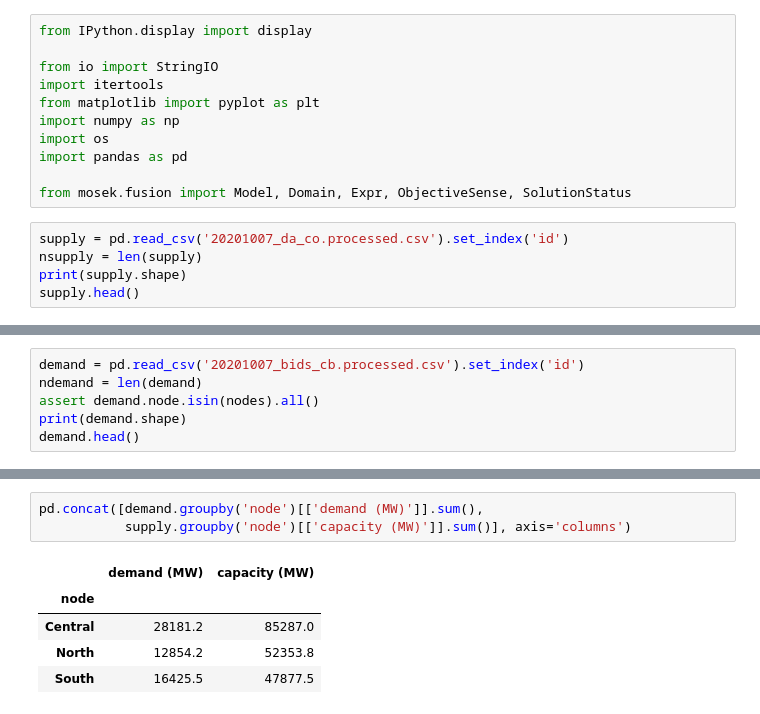
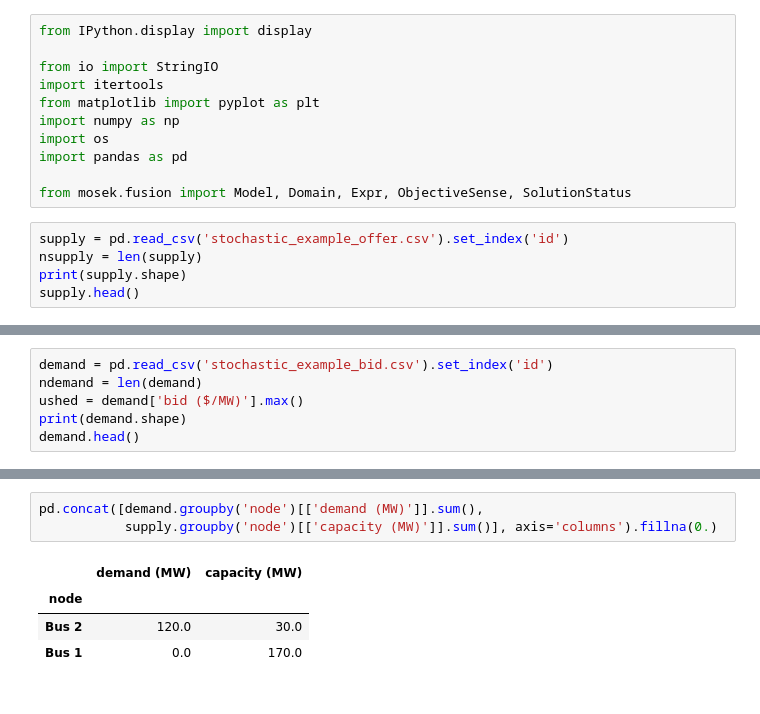
Before and after one commit to drakesiard/power, a Jupyter notebook: dtu31792/project/proj2-stochastic-program.ipynb, the cells around one changed output, grey strips where cells are left out. Cells and saved outputs as stored; diff of their text form.

```diff
--- a/dtu31792/project/proj2-stochastic-program.ipynb
+++ b/dtu31792/project/proj2-stochastic-program.ipynb
@@ -10,7 +10,7 @@ import pandas as pd
 
 from mosek.fusion import Model, Domain, Expr, ObjectiveSense, SolutionStatus
 # %%
-supply = pd.read_csv('20201007_da_co.processed.csv').set_index('id')
+supply = pd.read_csv('stochastic_example_offer.csv').set_index('id')
 nsupply = len(supply)
 print(supply.shape)
 supply.head()
@@ -25,0 +24,6 @@ supply.head()
+# %%
+demand = pd.read_csv('stochastic_example_bid.csv').set_index('id')
+ndemand = len(demand)
+ushed = demand['bid ($/MW)'].max()
+print(demand.shape)
+demand.head()
@@ -32,6 +61,0 @@ print(nodes)
-# %%
-demand = pd.read_csv('20201007_bids_cb.processed.csv').set_index('id')
-ndemand = len(demand)
-assert demand.node.isin(nodes).all()
-print(demand.shape)
-demand.head()
@@ -67,12 +73,11 @@ lines
 # %%
 pd.concat([demand.groupby('node')[['demand (MW)']].sum(),
-           supply.groupby('node')[['capacity (MW)']].sum()], axis='columns')
+           supply.groupby('node')[['capacity (MW)']].sum()], axis='columns').fillna(0.)
 # %% [output]
 |  | demand (MW) | capacity (MW) |
 | node |  |  |
-| Central | 28181.2 | 85287.0 |
-| North | 12854.2 | 52353.8 |
-| South | 16425.5 | 47877.5 |
+| Bus 2 | 120.0 | 30.0 |
+| Bus 1 | 0.0 | 170.0 |
 # %%
 M = Model('power')
 
```
Also changed, not shown: parts of 19 cells of this notebook, 5 other files.
